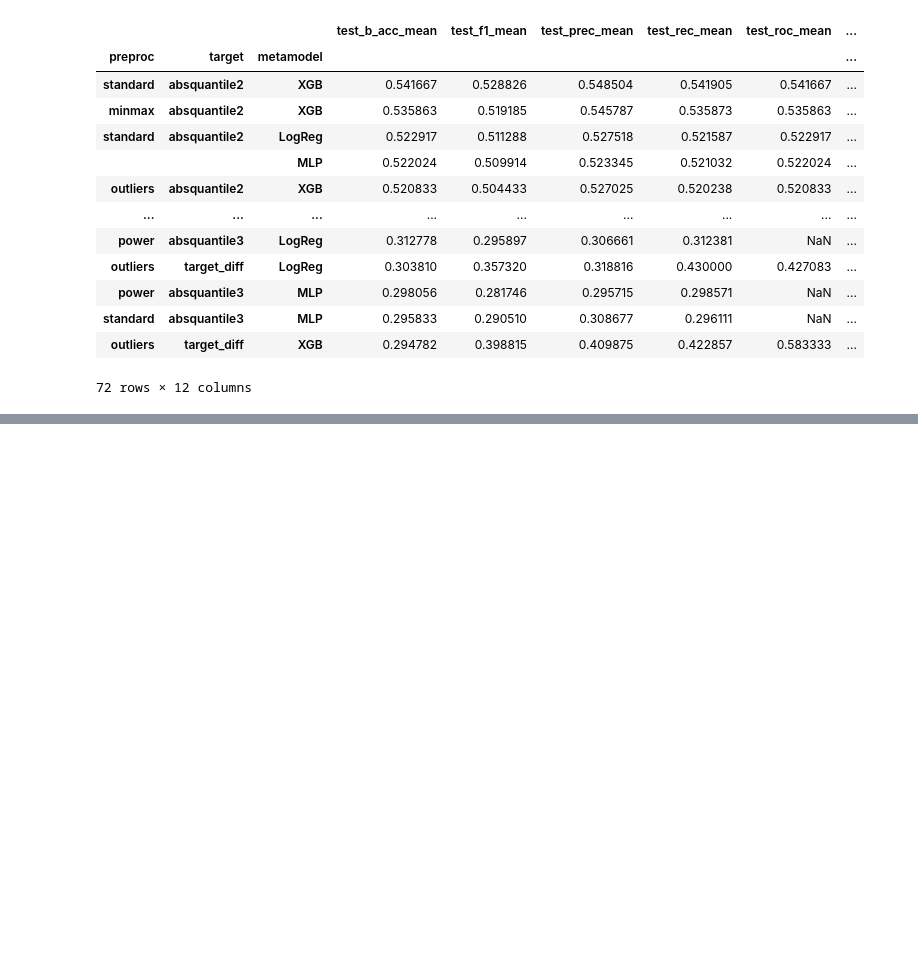
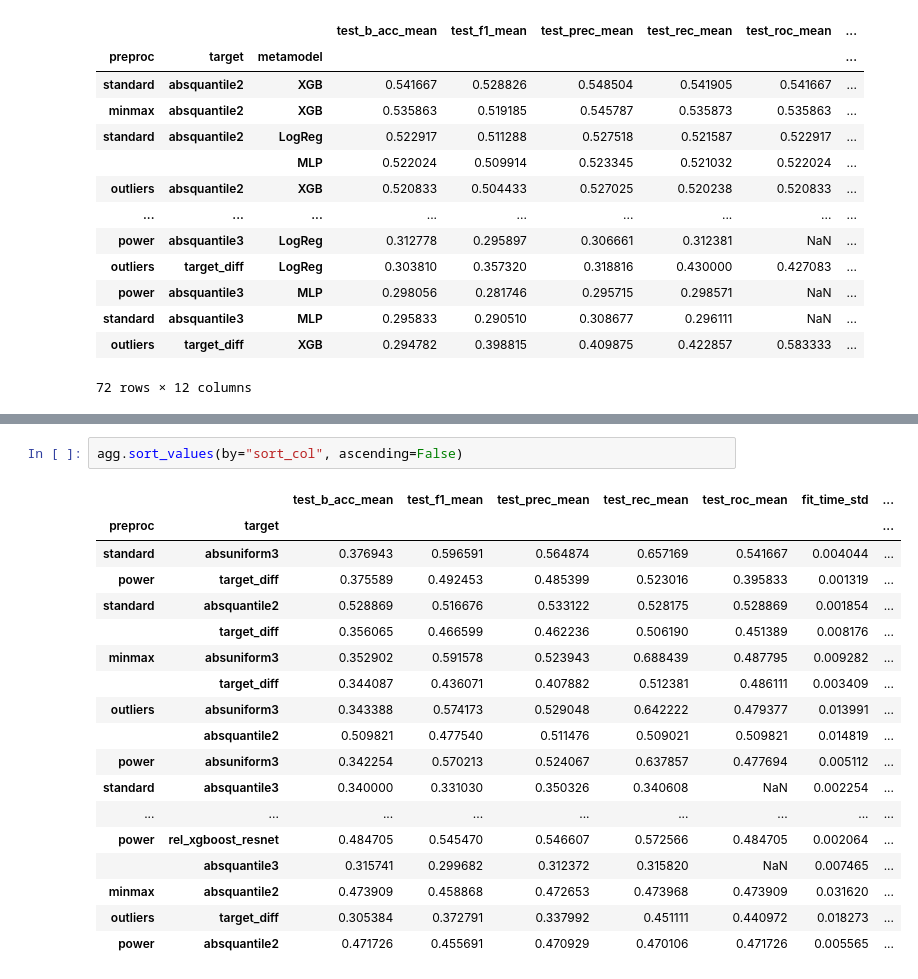
Before and after one commit to ITMO-NSS-team/MetaSelect, a Jupyter notebook: ms/meta_analysis.ipynb, the cells around one changed output, grey strips where cells are left out. Drawn from its saved outputs; the diff is of its cells as text; blank space fills up the shorter version.

```diff
--- a/ms/meta_analysis.ipynb
+++ b/ms/meta_analysis.ipynb
@@ -130,0 +163,21 @@ all_dfs.groupby(["preproc", "target"]).mean().sort_values(by="test_b_acc_mean",
+# %%
+agg.sort_values(by="sort_col", ascending=False)
+# %% [output]
+|  |  | test_b_acc_mean | test_f1_mean | test_prec_mean | test_rec_mean | test_roc_mean | fit_time_std | ... |
+| preproc | target |  |  |  |  |  |  | ... |
+| standard | absuniform3 | 0.376943 | 0.596591 | 0.564874 | 0.657169 | 0.541667 | 0.004044 | ... |
+| power | target_diff | 0.375589 | 0.492453 | 0.485399 | 0.523016 | 0.395833 | 0.001319 | ... |
+| standard | absquantile2 | 0.528869 | 0.516676 | 0.533122 | 0.528175 | 0.528869 | 0.001854 | ... |
+|  | target_diff | 0.356065 | 0.466599 | 0.462236 | 0.506190 | 0.451389 | 0.008176 | ... |
+| minmax | absuniform3 | 0.352902 | 0.591578 | 0.523943 | 0.688439 | 0.487795 | 0.009282 | ... |
+|  | target_diff | 0.344087 | 0.436071 | 0.407882 | 0.512381 | 0.486111 | 0.003409 | ... |
+| outliers | absuniform3 | 0.343388 | 0.574173 | 0.529048 | 0.642222 | 0.479377 | 0.013991 | ... |
+|  | absquantile2 | 0.509821 | 0.477540 | 0.511476 | 0.509021 | 0.509821 | 0.014819 | ... |
+| power | absuniform3 | 0.342254 | 0.570213 | 0.524067 | 0.637857 | 0.477694 | 0.005112 | ... |
+| standard | absquantile3 | 0.340000 | 0.331030 | 0.350326 | 0.340608 | NaN | 0.002254 | ... |
+| ... | ... | ... | ... | ... | ... | ... | ... | ... |
+| power | rel_xgboost_resnet | 0.484705 | 0.545470 | 0.546607 | 0.572566 | 0.484705 | 0.002064 | ... |
+|  | absquantile3 | 0.315741 | 0.299682 | 0.312372 | 0.315820 | NaN | 0.007465 | ... |
+| minmax | absquantile2 | 0.473909 | 0.458868 | 0.472653 | 0.473968 | 0.473909 | 0.031620 | ... |
+| outliers | target_diff | 0.305384 | 0.372791 | 0.337992 | 0.451111 | 0.440972 | 0.018273 | ... |
+| power | absquantile2 | 0.471726 | 0.455691 | 0.470929 | 0.470106 | 0.471726 | 0.005565 | ... |
```
Also changed, not shown: parts of 4 cells of this notebook.
